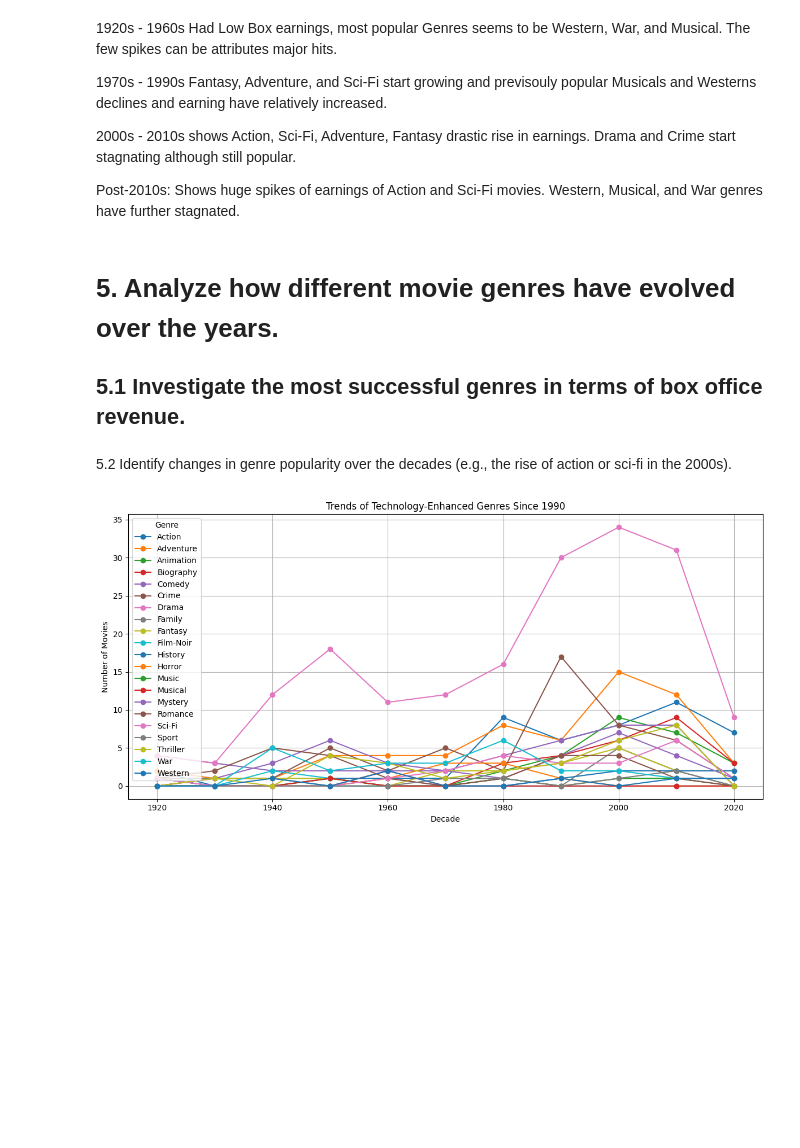
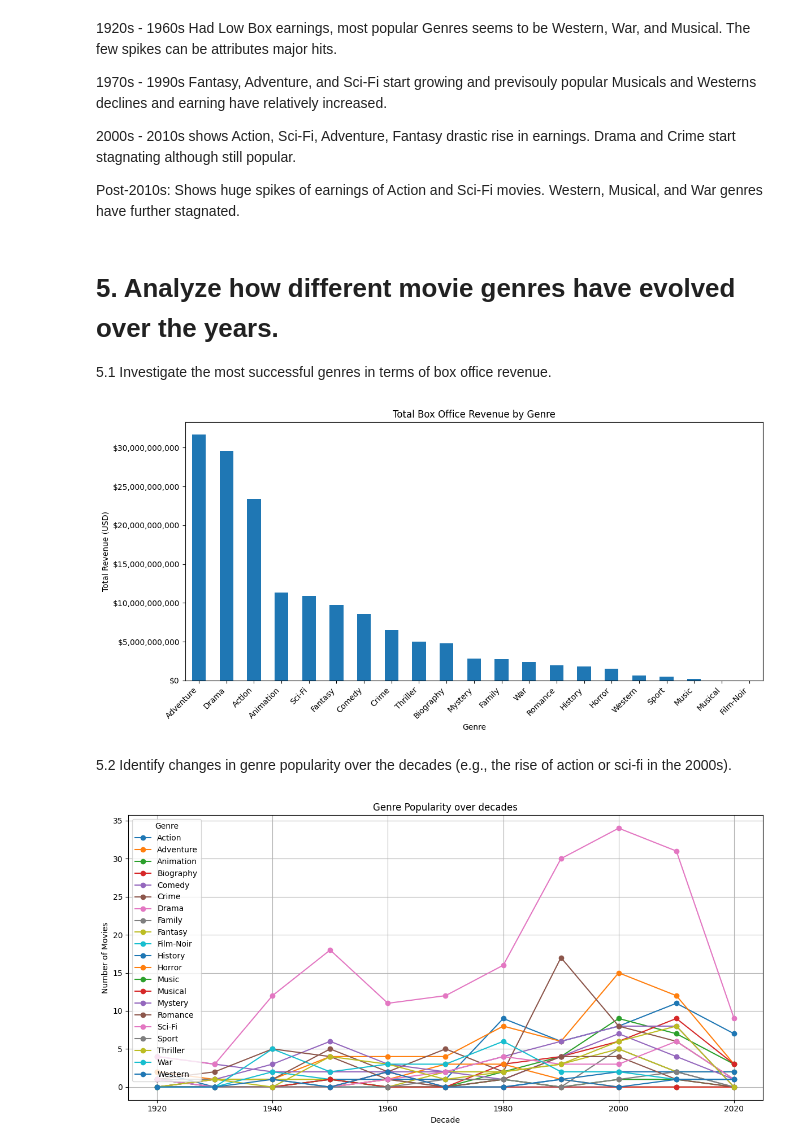
Before and after one commit to lolitha-lakshan-1/programming-data-science-assignment-1, a Jupyter notebook: Question_2/Question_2_b.ipynb, the cells around one changed output. Drawn from its saved outputs; the diff is of its cells as text; code cells hidden in the pictures; blank space fills up the shorter version.

Commit message:
Question 2 - Adding charts for 5th part

```diff
--- a/Question_2/Question_2_b.ipynb
+++ b/Question_2/Question_2_b.ipynb
@@ -356,14 +356,30 @@ Post-2010s: Shows huge spikes of earnings of Action and Sci-Fi movies. Western,
 # %% [markdown]
 # 5. Analyze how different movie genres have evolved over the years.
 
-## 5.1 Investigate the most successful genres in terms of box office revenue.
+5.1 Investigate the most successful genres in terms of box office revenue.
+# %%
+# Calculate total box office revenue by genre
+df_genre_exploded = clean_df.explode('genre')
+df_genre_exploded['genre'] = df_genre_exploded['genre'].str.split(', ')
+df_genre_exploded = df_genre_exploded.explode('genre')
+revenue_by_genre = df_genre_exploded.groupby('genre')['box_office'].sum().sort_values(ascending=False)
+
+# Plot the results
+plt.figure(figsize=(12, 6))
+revenue_by_genre.plot(kind='bar')
+plt.title("Total Box Office Revenue by Genre")
+plt.xlabel("Genre")
+plt.ylabel("Total Box Office")
+plt.gca().yaxis.set_major_formatter(formatter)
+plt.xticks(rotation=45, ha='right')
+plt.tight_layout()
+plt.show()
+# %% [output]
+[figure, added]
 # %% [markdown]
 5.2 Identify changes in genre popularity over the decades (e.g., the rise of action or sci-fi in
 the 2000s).
 # %%
-df_genre_exploded = clean_df.explode('genre')
-df_genre_exploded['genre'] = df_genre_exploded['genre'].str.split(', ')
-df_genre_exploded = df_genre_exploded.explode('genre')
 genre_trends = df_genre_exploded.groupby(['genre', 'release_year'])
 
 df_genre_exploded['release_year'] = df_genre_exploded['release_year'].astype(int)
@@ -379,4 +395,4 @@ plt.legend(title='Genre')
 plt.tight_layout()
 plt.show()
 # %% [output]
-[figure, old version]
+[figure, new version]
```
Also changed, not shown: parts of 2 cells of this notebook.
